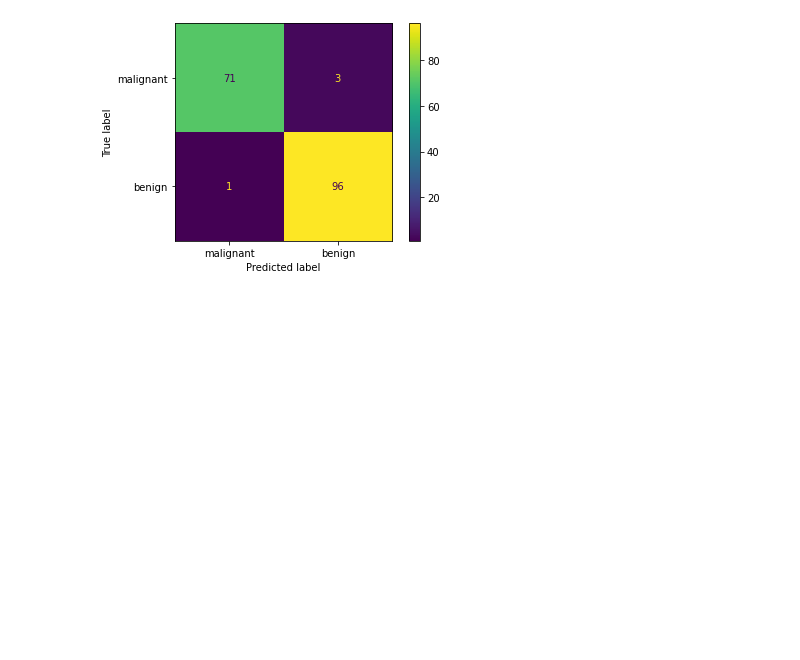
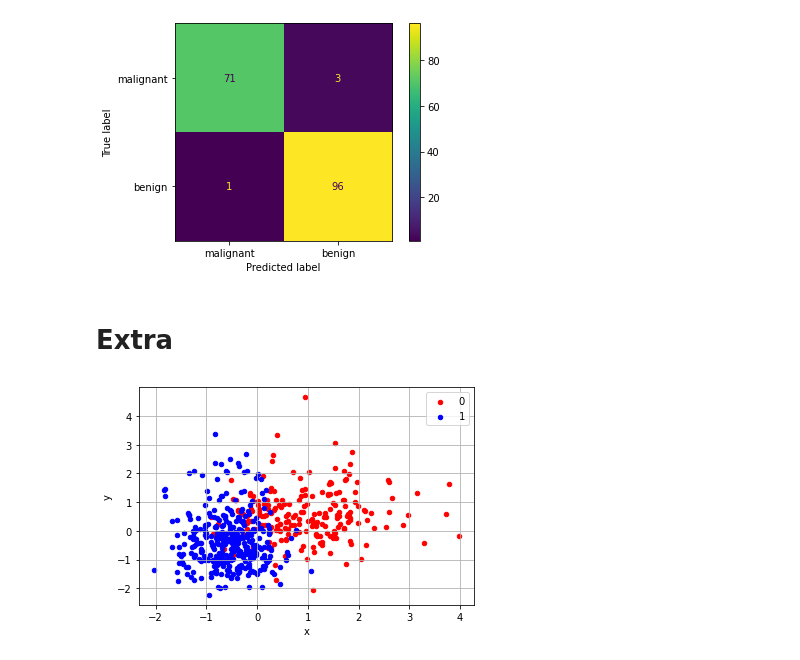
Before and after one commit to Edudeiko/CS-Data-Science-Build-Week-1, a Jupyter notebook: notebook/KNN_step_by_step.ipynb, the cells around one changed output. Drawn from its saved outputs; the diff is of its cells as text; code cells hidden in the pictures; blank space fills up the shorter version.

```diff
--- a/notebook/KNN_step_by_step.ipynb
+++ b/notebook/KNN_step_by_step.ipynb
@@ -290,10 +290,10 @@ print(len(X_train), len(X_test), len(y_train), len(y_test))
 # %%
 knn = KNN(target_classes=2)
 # %%
-X_train_tranformed = knn.fit_transform(X_train)
-X_test_transformed = knn.fit_transform(X_test)
+X_train_scaled = knn.fit_transform(X_train)
+X_test_scaled = knn.fit_transform(X_test)
 # %%
 # Fitting the data
-knn.fit_(X_train_tranformed, y_train)
+knn.fit_(X_train_scaled, y_train)
 # %%
 # predicting on data
@@ -344,3 +344,27 @@ cmd = ConfusionMatrixDisplay(cm, display_labels=['malignant', 'benign'])
 cmd.plot();
 # %% [output]
 [figure]
+# %% [markdown]
+# Extra
+# %%
+import matplotlib.pyplot as plt
+from sklearn.datasets.samples_generator import make_blobs
+
+# Create dataframe of x, y and label values
+dataset_scaled = knn.fit_transform(dataset)
+y = df['target']
+
+
+df = pd.DataFrame(dict(x=dataset_scaled[:,0], y=dataset_scaled[:,1], label=y))
+
+# Create scatterplot with coloring based on assigned labels
+colors = {0:'red', 1:'blue'}
+
+fig, ax = plt.subplots()
+grouped = df.groupby('label')
+for key, group in grouped:
+    group.plot(ax=ax, kind='scatter', x='x', y='y', label=key, color=colors[key])
+plt.grid(True)
+plt.show()
+# %% [output]
+[figure, added]
```
Also changed, not shown: parts of 4 cells of this notebook.
